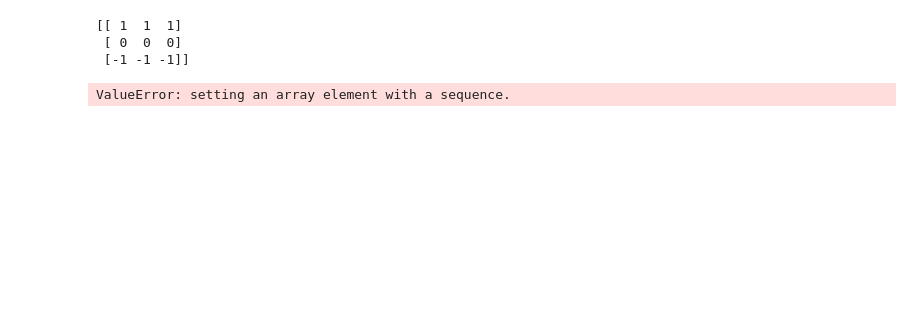
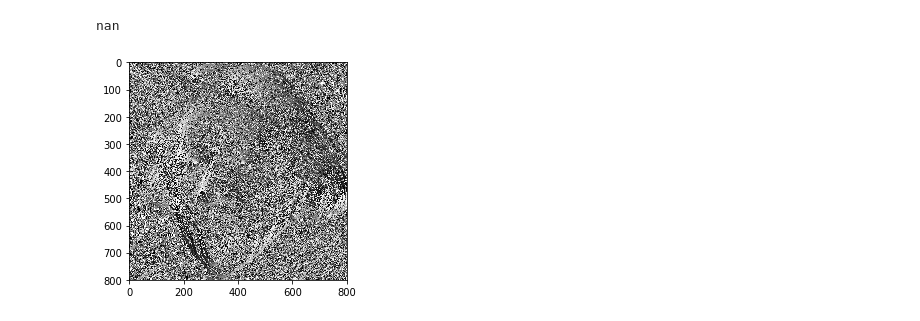
Before and after one commit to djzts/CSCI5561, a Jupyter notebook: HW1/Untitled.ipynb, the cells around one changed output. Drawn from its saved outputs; the diff is of its cells as text; code cells hidden in the pictures; blank space fills up the shorter version.

```diff
--- a/HW1/Untitled.ipynb
+++ b/HW1/Untitled.ipynb
@@ -17,10 +51,18 @@ get_differential_filter(im)
+# %%
+grad_angle = np.arctan(filter_x/filter_y)
+print(np.max(grad_angle))
+plt.imshow(grad_angle,cmap='gray')
+plt.show()
+# %% [output]
+nan
+[figure, added]
 # %%
 im = cv2.imread('einstein.jpg', 0)
 kernel_x = np.tile(np.array([1,0,-1]),(3,1))
 kernel_y = np.tile(np.vstack(np.array([1,0,-1])),3)
 im = im.astype('float') / 255.0
 im_zero_pad = np.pad(im, ((1,1),(1,1)), 'constant')
-print(kernel_y)
+#print(kernel_y)
 filter_x = np.zeros(im.shape)
 filter_y = np.zeros(im.shape)
 
@@ -32,10 +74,7 @@ for i in range(1,height-1,1):
         cell = np.array([[im_zero_pad[i-1,j-1],im_zero_pad[i-1,j],im_zero_pad[i-1,j+1]],
                         [im_zero_pad[i,j-1],im_zero_pad[i,j],im_zero_pad[i,j+1]],
                         [im_zero_pad[i+1,j-1],im_zero_pad[i+1,j],im_zero_pad[i+1,j+1]]])
-        filter_x[i-1,j-1] = np.corrcoef(cell.reshape(``),kernel_x)
-        filter_y[i-1,j-1] = np.corrcoef(cell,kernel_y)
+
+
+        filter_x[i-1,j-1] = np.sum(cell*kernel_x)
+        filter_y[i-1,j-1] = np.sum(cell*kernel_y)
-# %% [output]
-[[ 1  1  1]
- [ 0  0  0]
- [-1 -1 -1]]
-ValueError: setting an array element with a sequence.
```
Also changed, not shown: parts of 8 cells of this notebook.
